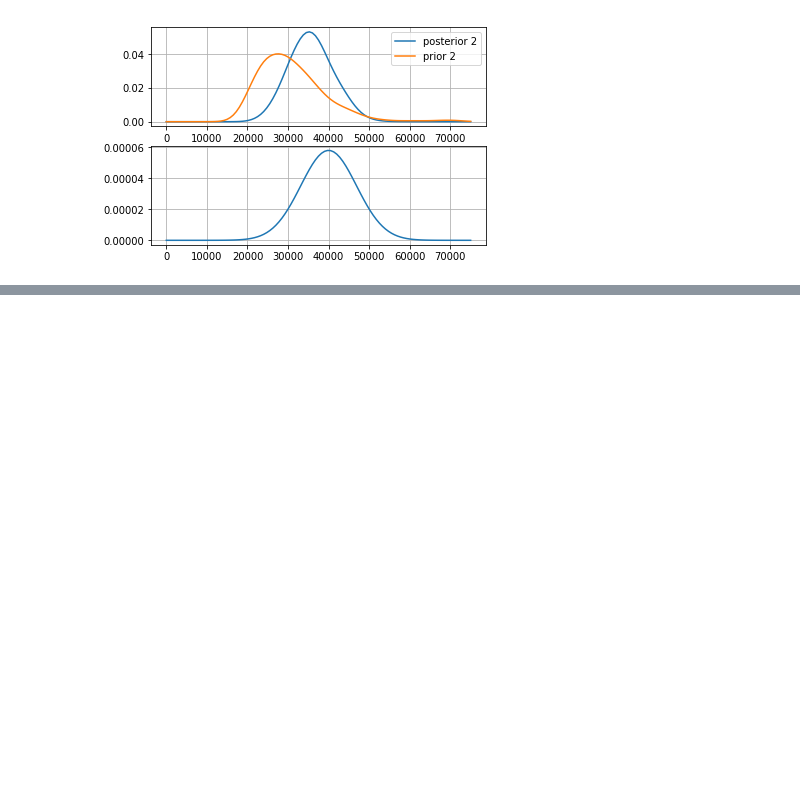
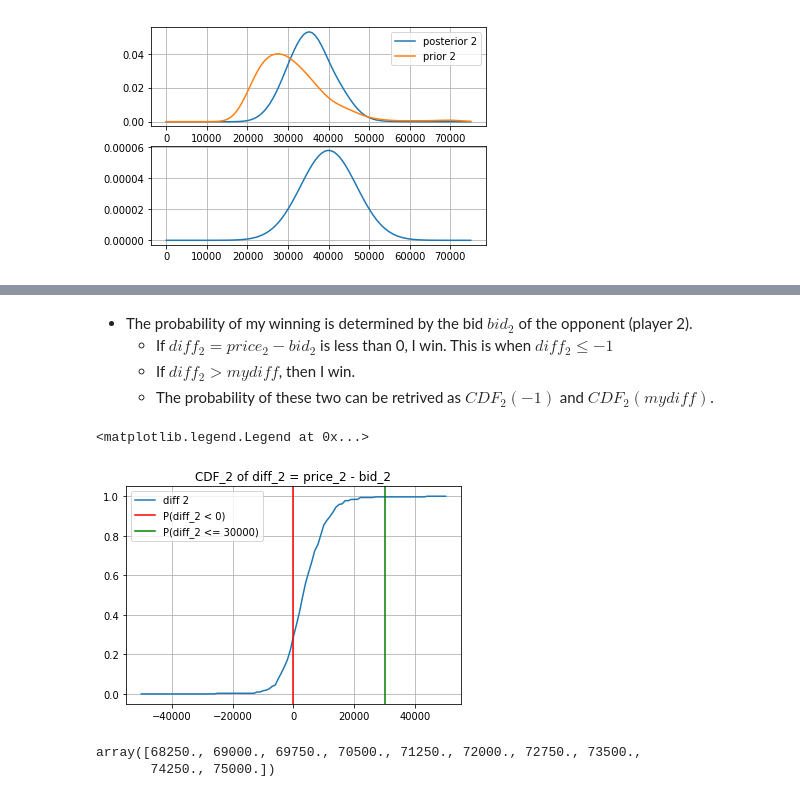
Before and after one commit to yongduek/lectures, a Jupyter notebook: bayesian/6.Decision Analysis.ipynb, the cells around one changed output, grey strips where cells are left out. Cells and saved outputs as stored; diff of their text form; code cells hidden in the pictures; blank space fills up the shorter version.

```diff
--- a/bayesian/6.Decision Analysis.ipynb
+++ b/bayesian/6.Decision Analysis.ipynb
@@ -168,12 +174,12 @@ Now we finished to compute prior distributions for player 1 and player 2 respect
 - The variance model is chosen to be the variance of the diff samples
     - To evaluate the variance of diff data, let's examine their CDF first.
 # %%
-def MakeCdf (xs, diff):
-    cdf = np.zeros(xs.shape)
-    for i in range(xs.shape[0]):
+def MakeCdf (xdiff, diff):
+    cdf = np.zeros(xdiff.shape)
+    for i in range(xdiff.shape[0]):
         cnt = 0
         for d in diff:
-            if d <= xs[i]:
+            if d <= xdiff[i]:
                 cnt +=1
         cdf[i] = cnt
     cdf /= diff.shape[0]
@@ -181,16 +187,15 @@ def MakeCdf (xs, diff):
     return cdf
 #
 # %%
-xx = np.linspace (-50000, 50000, 101)
-cdf_diff1 = MakeCdf (xx, diff1)
-cdf_diff2 = MakeCdf (xx, diff2)
+xdiff = np.linspace (-50000, 50000, n)
+cdf_diff1 = MakeCdf (xdiff, diff1)
+cdf_diff2 = MakeCdf (xdiff, diff2)
 
 plt.title ('CDF of diff = price - bid')
 plt.grid (True)
-plt.plot (xx, cdf_diff1, label='diff 1')
-plt.plot (xx, cdf_diff2, label='diff 2')
+plt.plot (xdiff, cdf_diff1, label='diff 1')
+plt.plot (xdiff, cdf_diff2, label='diff 2')
 plt.legend(loc='best')
-#plt.plot (xx, cdf_diff2)
 # %% [output]
 <matplotlib.legend.Legend at 0x...>
 [figure]
@@ -290,0 +301,22 @@ Now we will make use of the posterior distribution to make a good decision for t
+# %% [markdown]
+- The probability of my winning is determined by the bid $bid_2$ of the opponent (player 2).
+    * If $diff_2 = price_2 - bid_2$ is less than 0, I win. This is when $diff_2 \leq -1$
+    * If $diff_2 > mydiff$, then I win.
+    * The probability of these two can be retrived as $CDF_2(-1)$ and $CDF_2(mydiff)$.
+# %%
+plt.title ('CDF_2 of diff_2 = price_2 - bid_2')
+plt.grid (True)
+plt.plot (xdiff, cdf_diff2, label='diff 2')
+plt.axvline(-1, color='red', label='P(diff_2 < 0)')
+plt.axvline(30000, color='green', label='P(diff_2 <= 30000)')
+plt.legend(loc='best')
+# %% [output]
+<matplotlib.legend.Legend at 0x...>
+[figure, added]
+# %%
+prices = xs
+bids = xs  # possible candidate vaulues for bid is equal to xs, the range of price
+bids[-10:]
+# %% [output]
+array([68250., 69000., 69750., 70500., 71250., 72000., 72750., 73500.,
+       74250., 75000.])
```
Also changed, not shown: parts of 15 cells of this notebook.
